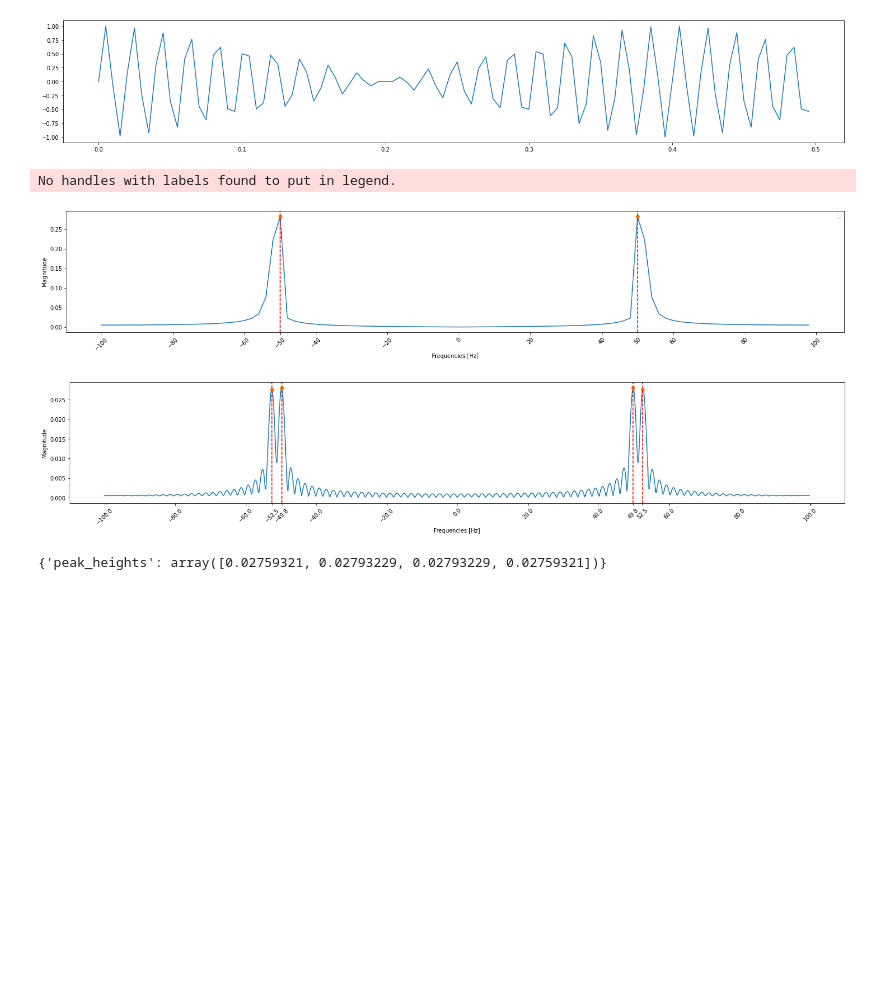
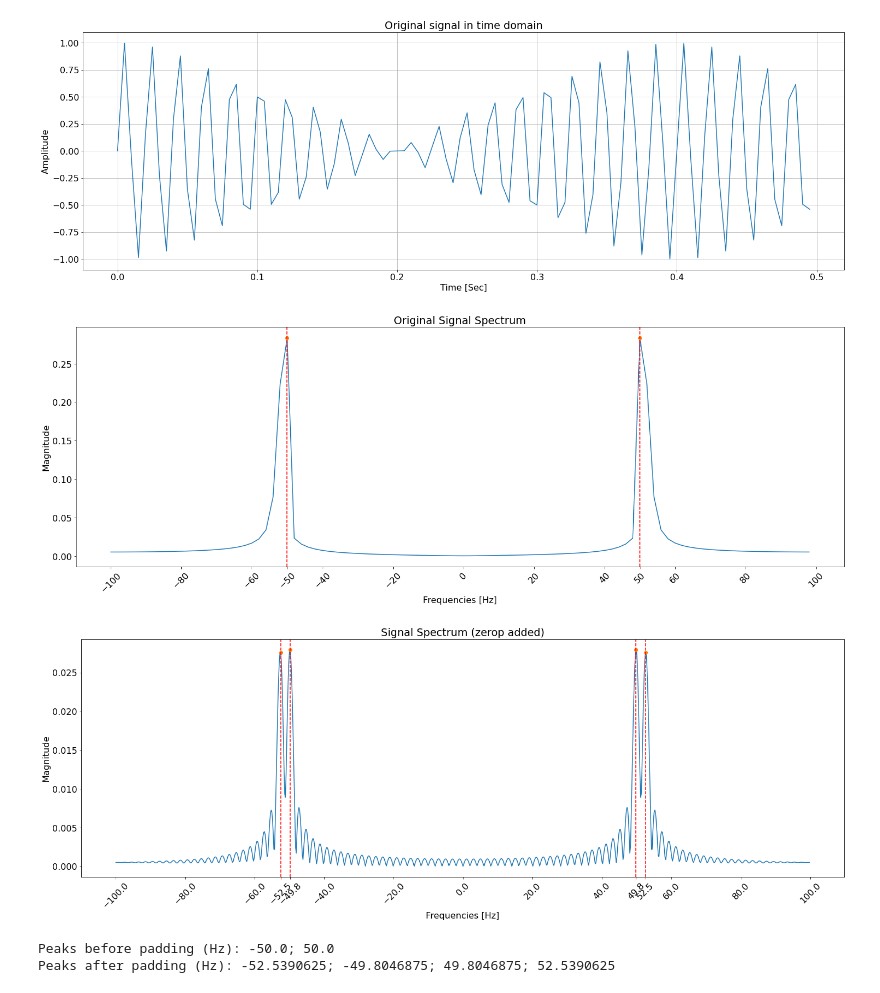
Before and after one commit to lorsi96/Signal-Processing-Fundaments---MSE07, a Jupyter notebook: TP2 Procesamiento de Señales: Fundamentos.ipynb, the cells around one changed output. Drawn from its saved outputs; the diff is of its cells as text; code cells hidden in the pictures; blank space fills up the shorter version.

```diff
--- a/TP2 Procesamiento de Señales: Fundamentos.ipynb
+++ b/TP2 Procesamiento de Señales: Fundamentos.ipynb
@@ -68,6 +78,13 @@ def get_avg_power_t(x):
 # %%
 def get_avg_power(spectrum):
   return np.sqrt(np.sum(spectrum**2))
+
+
+
+font = {'weight' : 'normal',
+        'size'   : 22}
+
+plt.rc('font', **font)
 
 wfm = PsfWaveformSpec(
     fo_hz = 10,
@@ -79,12 +96,13 @@ wfm = PsfWaveformSpec(
 
 waveforms = (psf_square, psf_sine, psf_tri, psf_delta)
 
-fig, axs = plt.subplots(len(waveforms), 2 , figsize=(30, 10), sharex='col')
+fig, axs = plt.subplots(len(waveforms), 2 , figsize=(30, 30), gridspec_kw={'width_ratios': [1, 4]})
 
 
 for i, fun in enumerate((psf_square, psf_sine, psf_tri, psf_delta)):
   time = np.arange(0, wfm.samples_n) * 1/wfm.fs_hz
   sig = fun(wfm)
+  fft, fft_fs = easy_fft(sig, wfm.fs_hz)
   fft = np.abs(np.fft.fftshift(np.fft.fft(sig)/len(sig)))
   fft_fs = np.linspace(-wfm.fs_hz / 2, wfm.fs_hz / 2, wfm.samples_n)
 
@@ -93,14 +111,14 @@ for i, fun in enumerate((psf_square, psf_sine, psf_tri, psf_delta)):
   axs[i, 0].legend()
   axs[i, 0].set_xlabel('Time [Sec]')
   axs[i, 0].set_ylabel('Magnitude')
-  axs[i, 0].set_title(str(d))
+  axs[i, 1].set_title(str(d))
   axs[i, 1].plot(fft_fs, fft, '-o', label=fun.__name__)
   axs[i, 1].legend()
   axs[i, 1].set_xlabel('Frequencies [Hz]')
   axs[i, 1].set_ylabel('Magnitude')
+  axs[i, 1].set_xticks(range(-490, 500, 20))
+  axs[i, 1].set_xticklabels(range(-490, 500, 20), rotation=40)
 
-  # axs[i, 1].set_xticks(np.arange(-wfm.fs_hz / 2, wfm.fs_hz / 2, wfm.fo_hz))
-
-plt.title('Waveforms & Real spectrums')
+plt.tight_layout()
 plt.show()
 # %% [output]
@@ -117,59 +147,73 @@ avg_power_t:0.002
 import numpy as np
 import scipy
 
-def easy_fft(signal, fs):
-    fft = np.abs(np.fft.fftshift(np.fft.fft(signal)/len(signal)))
-    fft_fs = np.fft.fftshift(np.fft.fftfreq(len(signal), 1/fs))
-    return fft, fft_fs
 
+font = {'weight' : 'normal',
+        'size'   : 16}
 
+plt.rc('font', **font)
+
+# Constants.
 FS = 200
 PSF_FILE = './data/resolucion_espectral.txt'
 PADDING_SIG_LEN_MULT = 5
 
+# Waveform loading.
 with open(PSF_FILE) as f:
     sig = np.array(eval(f.read()))
     time = np.arange(len(sig)) * 1/FS
 
-sig_padded = np.concatenate((sig, np.zeros(924)))
-
-plt.figure(figsize=(25,4))
+# Original signal in time domain.
+plt.figure(figsize=(25,8))
 plt.plot(time, sig)
+plt.grid()
+plt.ylabel('Amplitude')
+plt.xlabel('Time [Sec]')
+plt.title('Original signal in time domain')
 plt.show()
 
-plt.figure(figsize=(25,4))
+# Original signal spectrum
+## FFT & peak detection.
 fft, freqs = easy_fft(sig, FS)
 peaks_ind, peaks = scipy.signal.find_peaks(fft, height=0.15)
 peaks_fs = [freqs[i] for i in peaks_ind]
 peaks_vals = peaks['peak_heights']
+# ---
+plt.figure(figsize=(25,8))
 plt.plot(freqs, fft)
 plt.plot(peaks_fs, peaks_vals, 'o')
 for f in peaks_fs:
     plt.axvline(x=f, color='r', linestyle='--')
+plt.title('Original Signal Spectrum')
 plt.xticks(np.concatenate((np.linspace(-100, 100, 11), peaks_fs)), rotation=45)
-plt.legend()
 plt.xlabel('Frequencies [Hz]')
 plt.ylabel('Magnitude')
 plt.show()
 
 
-plt.figure(figsize=(25,4))
+# Signal padded
+## FFT & peak detection.
+sig_padded = np.concatenate((sig, np.zeros(924)))
 fft, freqs = easy_fft(sig_padded, FS)
 peaks_ind, peaks = scipy.signal.find_peaks(fft, height=0.02)
-peaks_fs = [freqs[i] for i in peaks_ind]
+peaks_pd_fs = [freqs[i] for i in peaks_ind]
 peaks_vals = peaks['peak_heights']
+plt.figure(figsize=(25,8))
 plt.plot(freqs, fft)
-plt.plot(peaks_fs, peaks_vals, 'o')
-for f in peaks_fs:
+plt.plot(peaks_pd_fs, peaks_vals, 'o')
+for f in peaks_pd_fs:
     plt.axvline(x=f, color='r', linestyle='--')
-plt.xticks(np.concatenate((np.linspace(-100, 100, 11), peaks_fs)), rotation=45)
+plt.xticks(np.concatenate((np.linspace(-100, 100, 11), peaks_pd_fs)), rotation=45)
 plt.xlabel('Frequencies [Hz]')
 plt.ylabel('Magnitude')
+plt.title('Signal Spectrum (zerop added)')
 plt.show()
-print(peaks)
+
+print(f'Peaks before padding (Hz): ' + '; '.join(map(str, peaks_fs)))
+print(f'Peaks after padding (Hz): ' + '; '.join(map(str, peaks_pd_fs)))
 # %% [output]
-[figure, old version]
+[figure, new version]
-No handles with labels found to put in legend.
-[figure, old version]
+[figure, new version]
-[figure, old version]
+[figure, new version]
-{'peak_heights': array([0.02759321, 0.02793229, 0.02793229, 0.02759321])}
+Peaks before padding (Hz): -50.0; 50.0
+Peaks after padding (Hz): -52.5390625; -49.8046875; 49.8046875; 52.5390625
```
Also changed, not shown: parts of 7 cells of this notebook, 8 other files.
